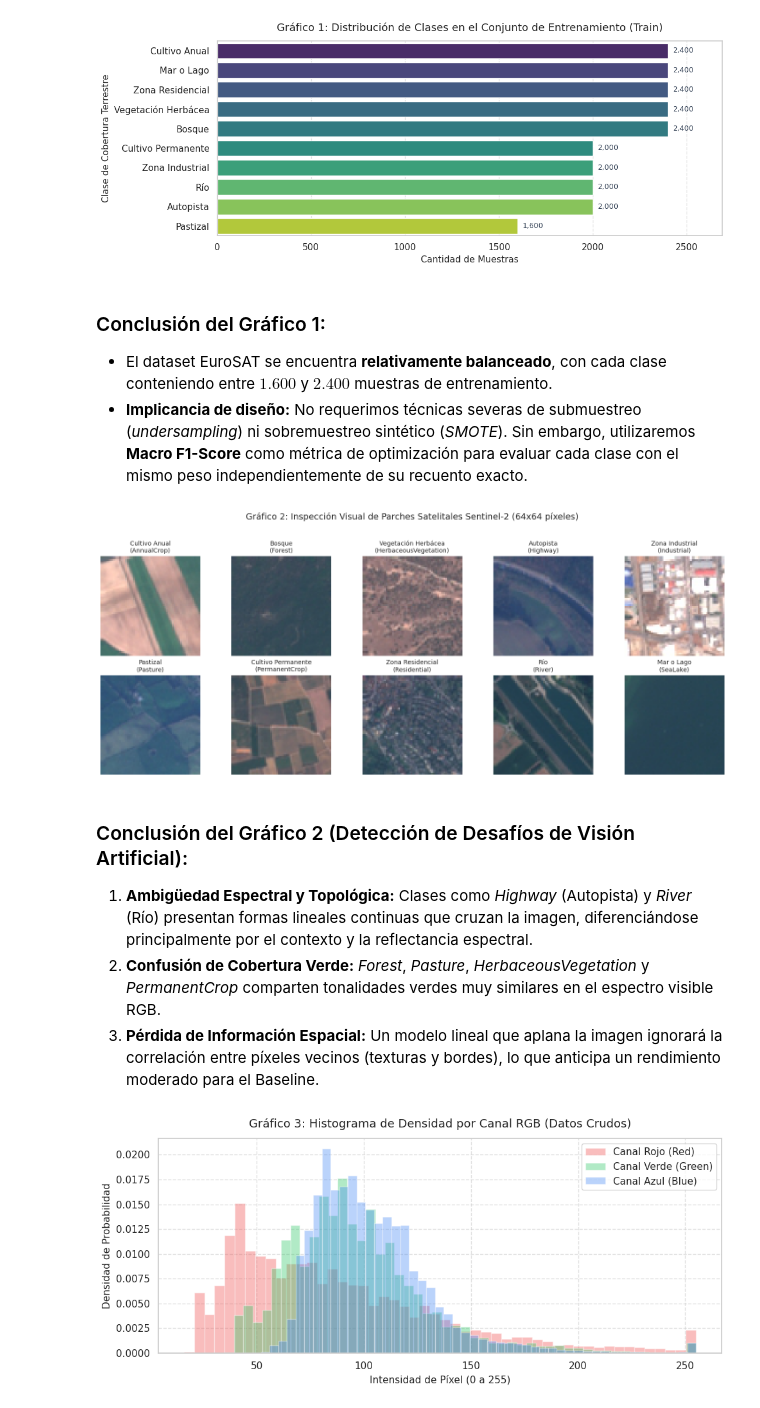
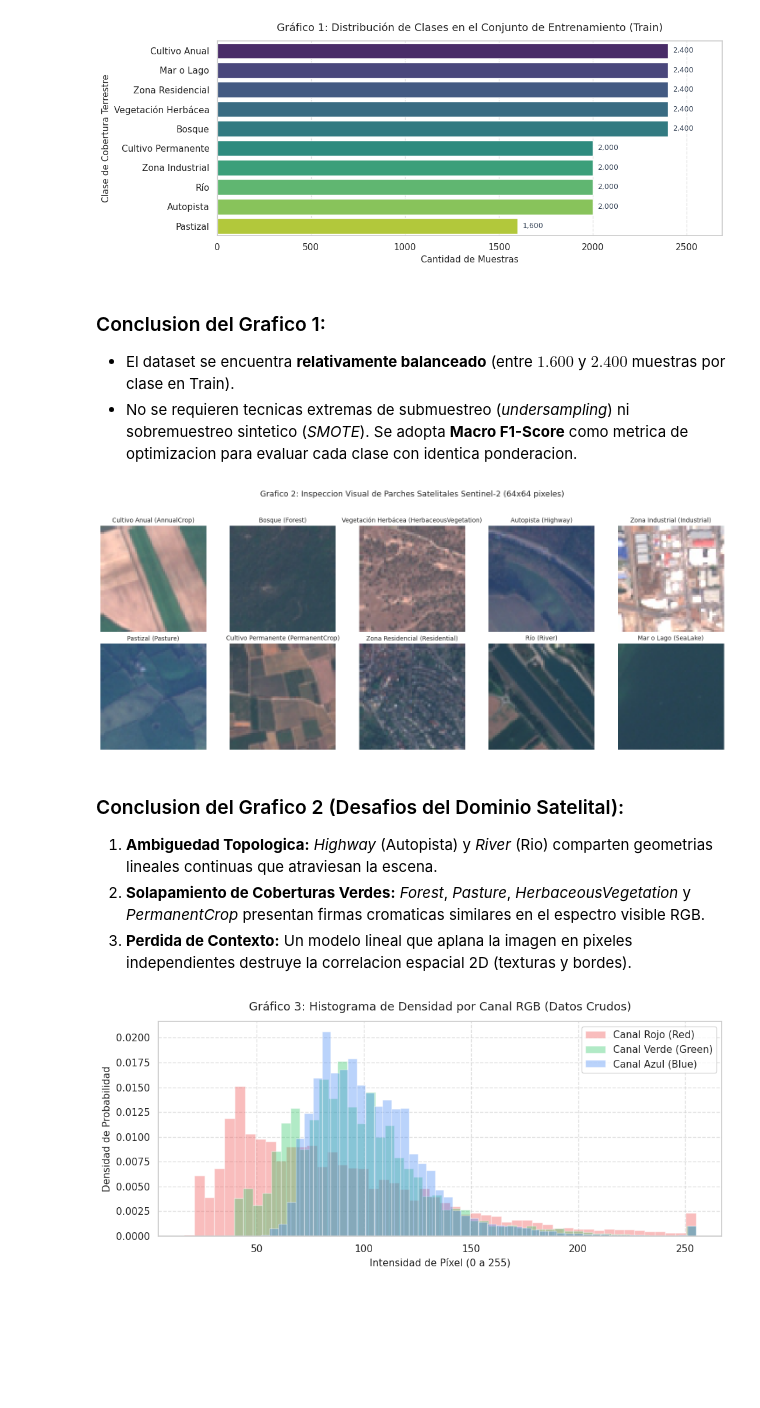
Before and after one commit to dgimenezdeveloper/eurosat-ai-lab, a Jupyter notebook: notebooks/01_etapa1_eda_baseline.ipynb, the cells around one changed output. Drawn from its saved outputs; the diff is of its cells as text; code cells hidden in the pictures; blank space fills up the shorter version.

Commit message:
feat(etapa-1): completar analisis eda, baseline, metricas y conclusiones academicas

```diff
--- a/notebooks/01_etapa1_eda_baseline.ipynb
+++ b/notebooks/01_etapa1_eda_baseline.ipynb
@@ -139,37 +140,38 @@ plt.show()
 # %% [output]
 [figure]
 # %% [markdown]
-### Conclusión del Gráfico 1:
-* El dataset EuroSAT se encuentra **relativamente balanceado**, con cada clase conteniendo entre $1.600$ y $2.400$ muestras de entrenamiento.
-* **Implicancia de diseño:** No requerimos técnicas severas de submuestreo (*undersampling*) ni sobremuestreo sintético (*SMOTE*). Sin embargo, utilizaremos **Macro F1-Score** como métrica de optimización para evaluar cada clase con el mismo peso independientemente de su recuento exacto.
+### Conclusion del Grafico 1:
+* El dataset se encuentra **relativamente balanceado** (entre $1.600$ y $2.400$ muestras por clase en Train).
+* No se requieren tecnicas extremas de submuestreo (*undersampling*) ni sobremuestreo sintetico (*SMOTE*). Se adopta **Macro F1-Score** como metrica de optimizacion para evaluar cada clase con identica ponderacion.
 # %%
-# 2.2 Gráfico 2: Muestras Representativas de las 10 Clases de EuroSAT
+# 2.2 Grafico 2: Muestras Representativas de las 10 Clases de EuroSAT
 fig, axes = plt.subplots(2, 5, figsize=(15, 6))
-fig.suptitle("Gráfico 2: Inspección Visual de Parches Satelitales Sentinel-2 (64x64 píxeles)", fontsize=14, y=1.02)
+fig.suptitle("Grafico 2: Inspeccion Visual de Parches Satelitales Sentinel-2 (64x64 pixeles)", fontsize=13, y=1.02)
 
 class_samples = {}
 for idx in train_idx:
     img, target = dataset[idx]
     if target not in class_samples:
         class_samples[target] = img
     if len(class_samples) == 10:
         break
 
 for i, ax in enumerate(axes.flat):
     ax.imshow(class_samples[i])
-    title_text = f"{classes_es[classes[i]]}\n({classes[i]})"
+    # Titulo en una sola linea para evitar errores de sintaxis
+    title_text = f"{classes_es[classes[i]]} ({classes[i]})"
     ax.set_title(title_text, fontsize=10, pad=6)
     ax.axis("off")
 
 plt.tight_layout()
 plt.show()
 # %% [output]
-[figure, old version]
+[figure, new version]
 # %% [markdown]
-### Conclusión del Gráfico 2 (Detección de Desafíos de Visión Artificial):
-1. **Ambigüedad Espectral y Topológica:** Clases como *Highway* (Autopista) y *River* (Río) presentan formas lineales continuas que cruzan la imagen, diferenciándose principalmente por el contexto y la reflectancia espectral.
-2. **Confusión de Cobertura Verde:** *Forest*, *Pasture*, *HerbaceousVegetation* y *PermanentCrop* comparten tonalidades verdes muy similares en el espectro visible RGB.
-3. **Pérdida de Información Espacial:** Un modelo lineal que aplana la imagen ignorará la correlación entre píxeles vecinos (texturas y bordes), lo que anticipa un rendimiento moderado para el Baseline.
+### Conclusion del Grafico 2 (Desafios del Dominio Satelital):
+1. **Ambiguedad Topologica:** *Highway* (Autopista) y *River* (Rio) comparten geometrias lineales continuas que atraviesan la escena.
+2. **Solapamiento de Coberturas Verdes:** *Forest*, *Pasture*, *HerbaceousVegetation* y *PermanentCrop* presentan firmas cromaticas similares en el espectro visible RGB.
+3. **Perdida de Contexto:** Un modelo lineal que aplana la imagen en pixeles independientes destruye la correlacion espacial 2D (texturas y bordes).
 # %%
 # 2.3 Gráfico 3: Distribución de Intensidad de Píxeles por Canal RGB
 # Tomamos una muestra de 150 imágenes (614.400 píxeles) para cómputo rápido (<1 seg)
```
Also changed, not shown: parts of 12 cells of this notebook, 5 other files.
